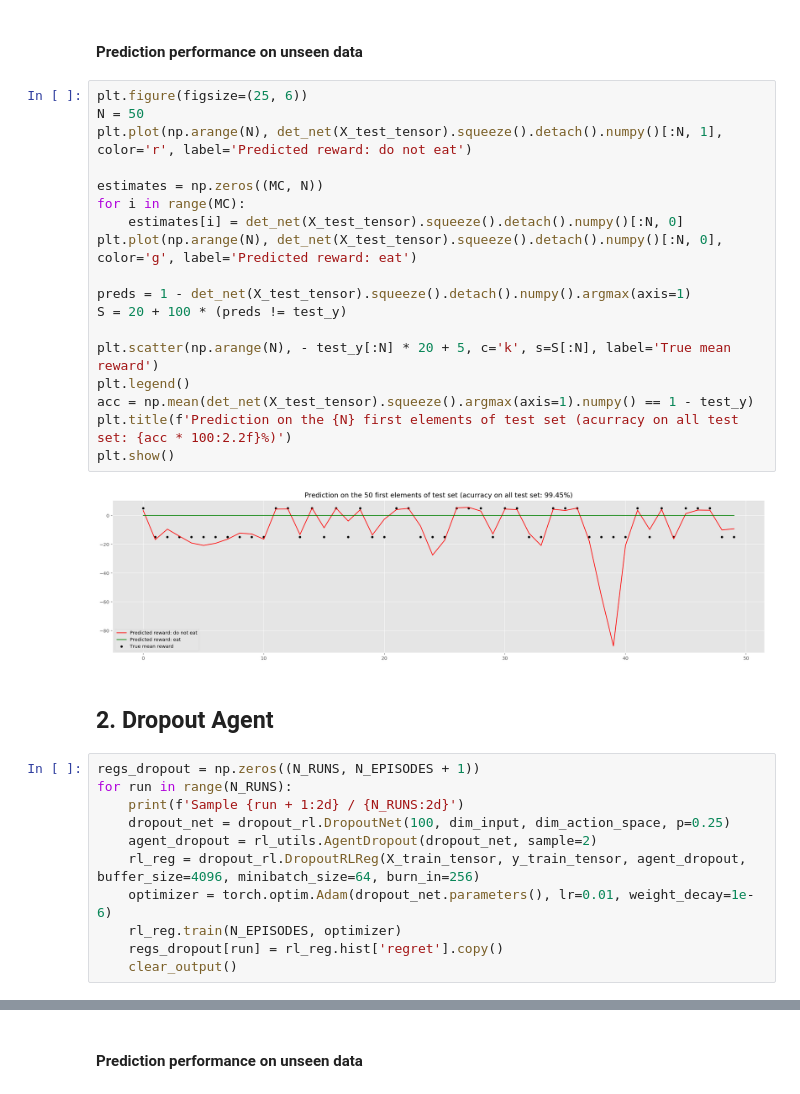
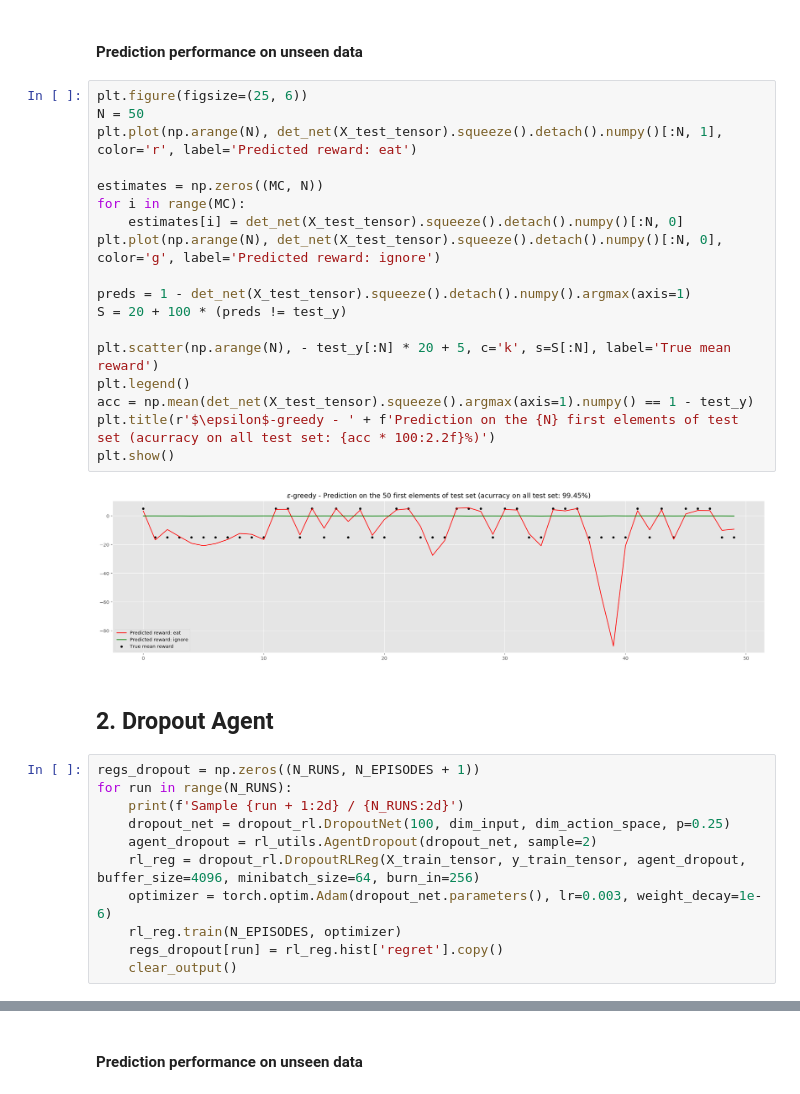
Before and after one commit to WayneDW/MVA_BayesianBackprop, a Jupyter notebook: RL.ipynb, the cells around one changed output, grey strips where cells are left out. Cells and saved outputs as stored; diff of their text form.

```diff
--- a/RL.ipynb
+++ b/RL.ipynb
@@ -83,23 +83,23 @@ plt.show()
 # %%
 plt.figure(figsize=(25, 6))
 N = 50
-plt.plot(np.arange(N), det_net(X_test_tensor).squeeze().detach().numpy()[:N, 1], color='r', label='Predicted reward: do not eat')
+plt.plot(np.arange(N), det_net(X_test_tensor).squeeze().detach().numpy()[:N, 1], color='r', label='Predicted reward: eat')
 
 estimates = np.zeros((MC, N))
 for i in range(MC):
     estimates[i] = det_net(X_test_tensor).squeeze().detach().numpy()[:N, 0]
-plt.plot(np.arange(N), det_net(X_test_tensor).squeeze().detach().numpy()[:N, 0], color='g', label='Predicted reward: eat')
+plt.plot(np.arange(N), det_net(X_test_tensor).squeeze().detach().numpy()[:N, 0], color='g', label='Predicted reward: ignore')
 
 preds = 1 - det_net(X_test_tensor).squeeze().detach().numpy().argmax(axis=1)
 S = 20 + 100 * (preds != test_y)
 
 plt.scatter(np.arange(N), - test_y[:N] * 20 + 5, c='k', s=S[:N], label='True mean reward')
 plt.legend()
 acc = np.mean(det_net(X_test_tensor).squeeze().argmax(axis=1).numpy() == 1 - test_y)
-plt.title(f'Prediction on the {N} first elements of test set (acurracy on all test set: {acc * 100:2.2f}%)')
+plt.title(r'$\epsilon$-greedy - ' + f'Prediction on the {N} first elements of test set (acurracy on all test set: {acc * 100:2.2f}%)')
 plt.show()
 # %% [output]
-[figure, old version]
+[figure, new version]
 # %% [markdown]
 ## 2. Dropout Agent
 # %%
@@ -109,7 +109,7 @@ for run in range(N_RUNS):
     dropout_net = dropout_rl.DropoutNet(100, dim_input, dim_action_space, p=0.25)
     agent_dropout = rl_utils.AgentDropout(dropout_net, sample=2)
     rl_reg = dropout_rl.DropoutRLReg(X_train_tensor, y_train_tensor, agent_dropout, buffer_size=4096, minibatch_size=64, burn_in=256)
-    optimizer = torch.optim.Adam(dropout_net.parameters(), lr=0.01, weight_decay=1e-6)
+    optimizer = torch.optim.Adam(dropout_net.parameters(), lr=0.003, weight_decay=1e-6)
     rl_reg.train(N_EPISODES, optimizer)
     regs_dropout[run] = rl_reg.hist['regret'].copy()
     clear_output()
```
Also changed, not shown: parts of 7 cells of this notebook.
